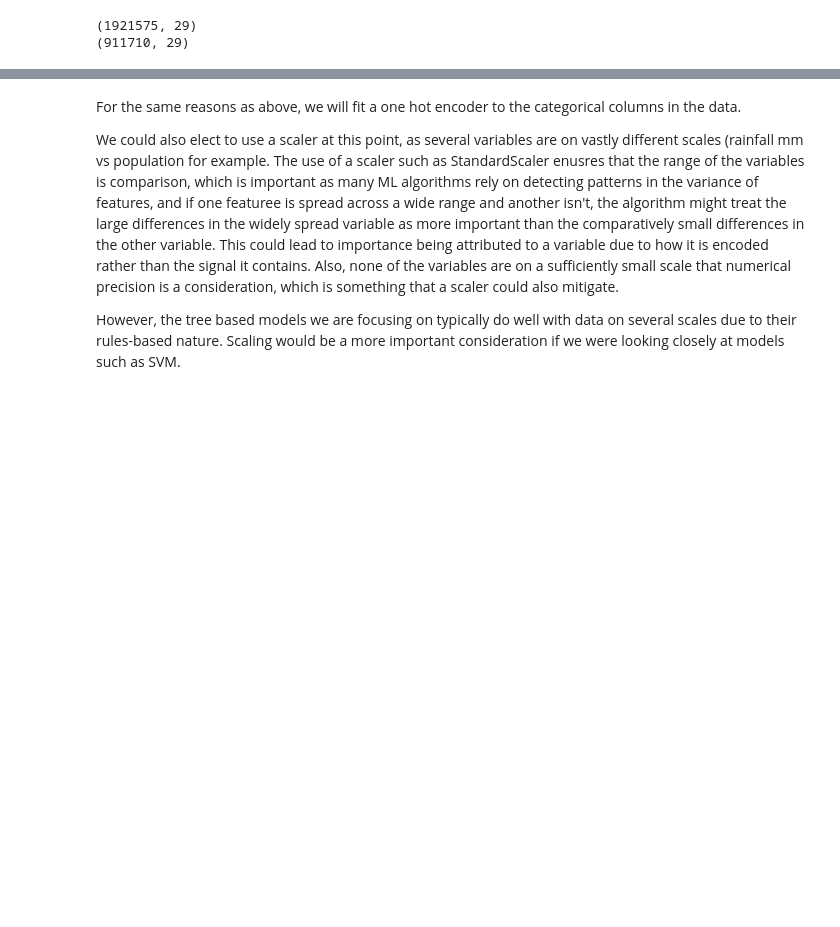
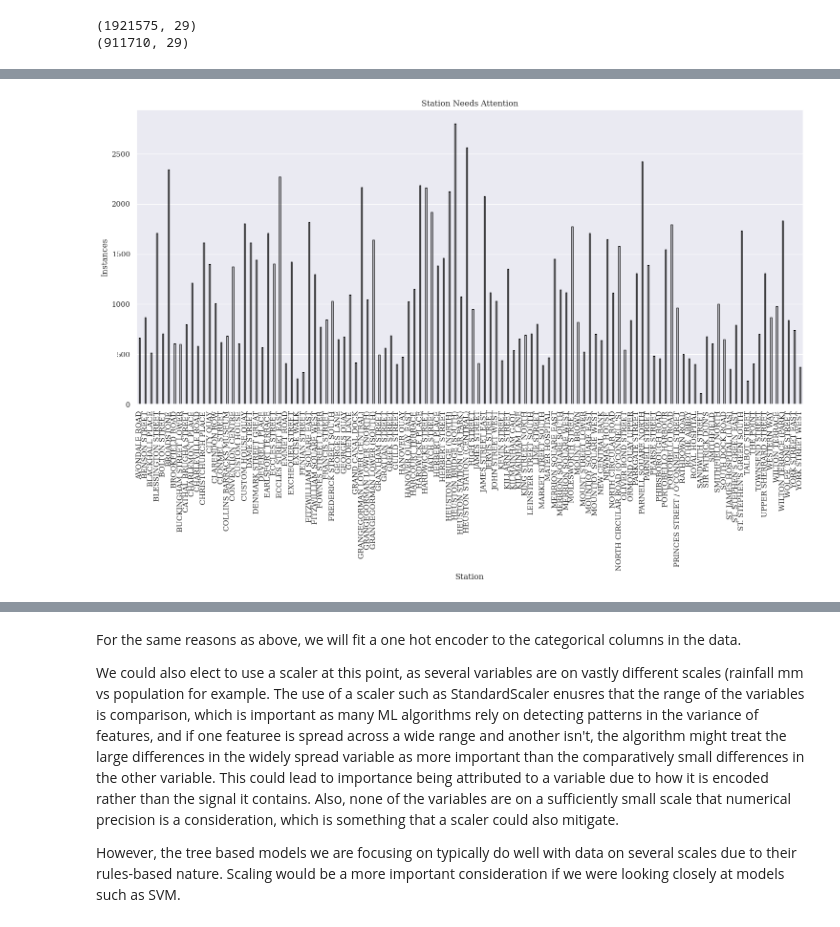
Before and after one commit to step-hen-burke/CA2, a Jupyter notebook: 3_rental_prediction.ipynb, the cells around one changed output, grey strips where cells are left out. Saved outputs shown, nothing was run; the diff lists cells and outputs as text; code cells hidden in the pictures; blank space fills up the shorter version.

```diff
--- a/3_rental_prediction.ipynb
+++ b/3_rental_prediction.ipynb
@@ -290,0 +293,3 @@ print(small_hourly_df.shape)
+# %%
+station_summary = pd.DataFrame(small_hourly_df.groupby('name')[['empty_station', 'full_station', 'needs_attention']].sum()).reset_index()
+station_summary
@@ -290,0 +310,10 @@ print(small_hourly_df.shape)
+# %%
+plt.figure(figsize=(18, 8))
+g = sns.barplot(data=station_summary, x='name', y='needs_attention', width=0.2, edgecolor='black', fill=None)
+g.set_title('Station Needs Attention')
+g.set_ylabel('Instances')
+g.set_xlabel('Station')
+g.tick_params(axis='x', labelrotation=90)
+plt.show()
+# %% [output]
+[figure, added]
```
Also changed, not shown: parts of 14 cells of this notebook, 4 other files.
